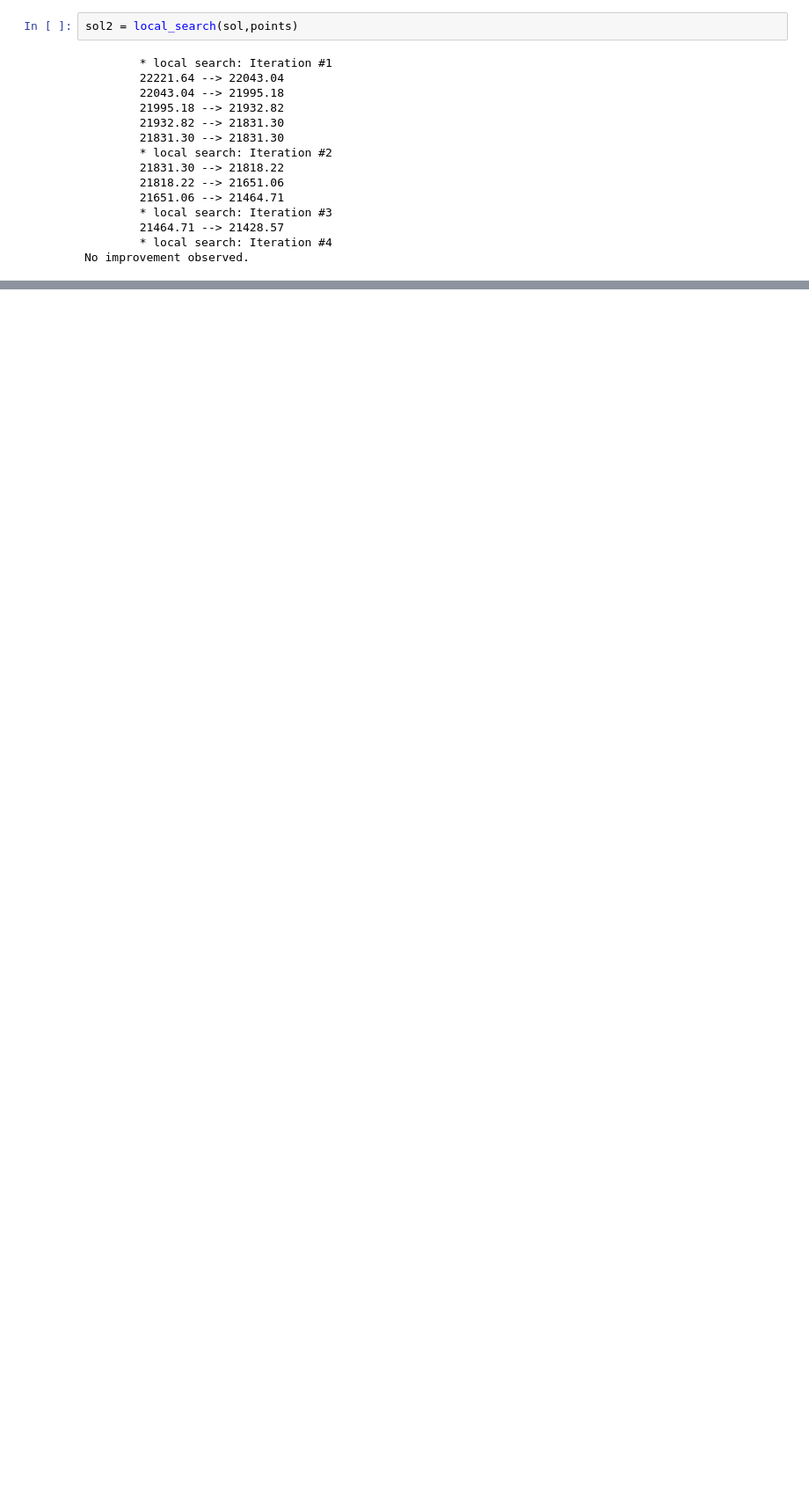
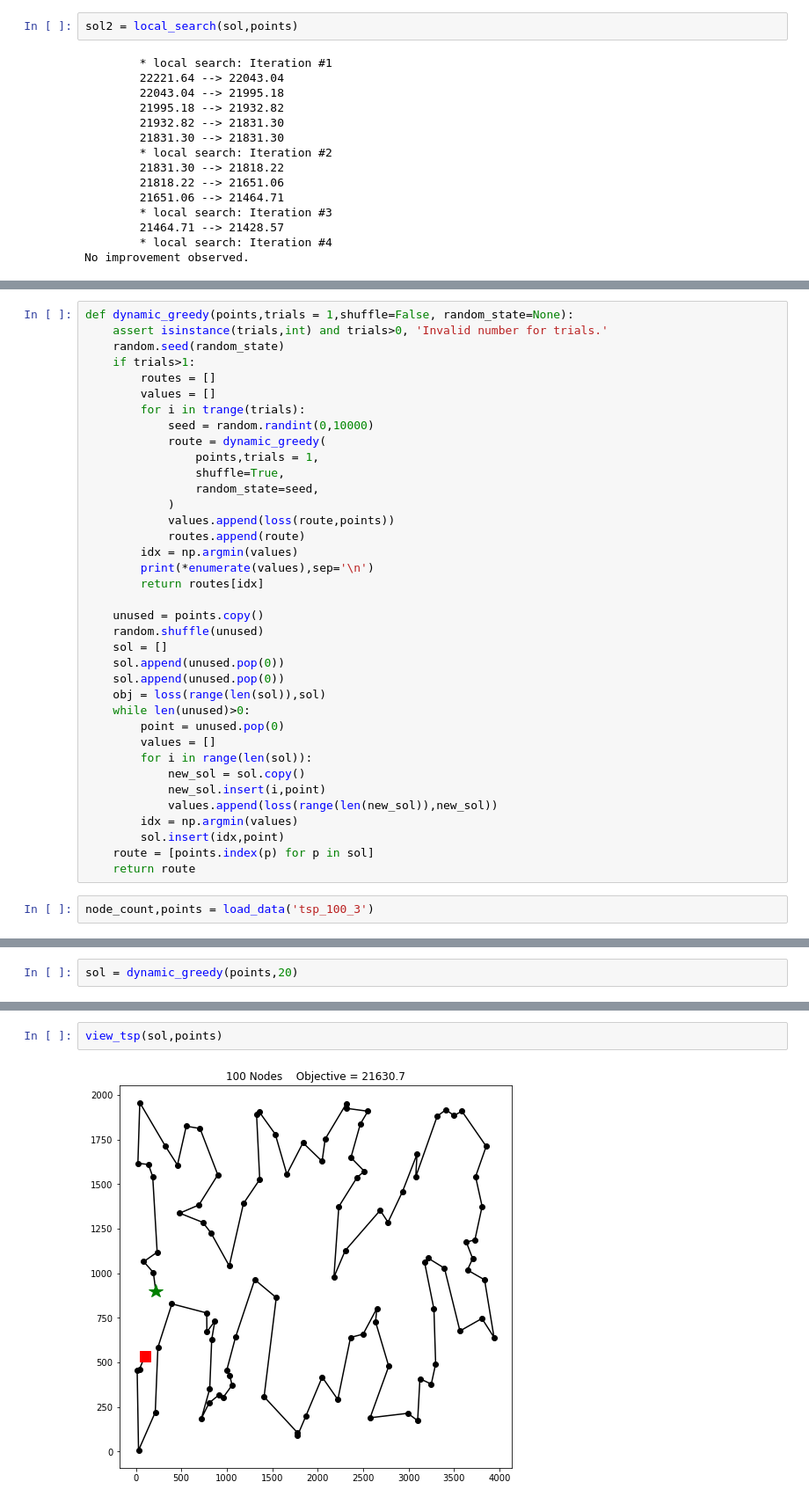
Before and after one commit to pooyad359/discrete-optim, a Jupyter notebook: 4 tsp/TSP.ipynb, the cells around one changed output, grey strips where cells are left out. Shown at 88% size. Saved outputs shown, nothing was run; the diff lists cells and outputs as text; blank space fills up the shorter version.

Commit message:
added pseudo dynamic programing

```diff
--- a/4 tsp/TSP.ipynb
+++ b/4 tsp/TSP.ipynb
@@ -701,0 +769,39 @@ view_tsp(sol2,points,(12,12))
+# %%
+def dynamic_greedy(points,trials = 1,shuffle=False, random_state=None):
+    assert isinstance(trials,int) and trials>0, 'Invalid number for trials.'
+    random.seed(random_state)
+    if trials>1:
+        routes = []
+        values = []
+        for i in trange(trials):
+            seed = random.randint(0,10000)
+            route = dynamic_greedy(
+                points,trials = 1,
+                shuffle=True,
+                random_state=seed,
+            )
+            values.append(loss(route,points))
+            routes.append(route)
+        idx = np.argmin(values)
+        print(*enumerate(values),sep='\n')
+        return routes[idx]
+
+    unused = points.copy()
+    random.shuffle(unused)
+    sol = []
+    sol.append(unused.pop(0))
+    sol.append(unused.pop(0))
+    obj = loss(range(len(sol)),sol)
+    while len(unused)>0:
+        point = unused.pop(0)
+        values = []
+        for i in range(len(sol)):
+            new_sol = sol.copy()
+            new_sol.insert(i,point)
+            values.append(loss(range(len(new_sol)),new_sol))
+        idx = np.argmin(values)
+        sol.insert(idx,point)
+    route = [points.index(p) for p in sol]
+    return route
+# %%
+node_count,points = load_data('tsp_100_3')
@@ -701,0 +810,2 @@ view_tsp(sol2,points,(12,12))
+# %%
+sol = dynamic_greedy(points,20)
@@ -701,0 +833,4 @@ view_tsp(sol2,points,(12,12))
+# %%
+view_tsp(sol,points)
+# %% [output]
+[figure, added]
```
Also changed, not shown: parts of 22 cells of this notebook, 2 other files.
